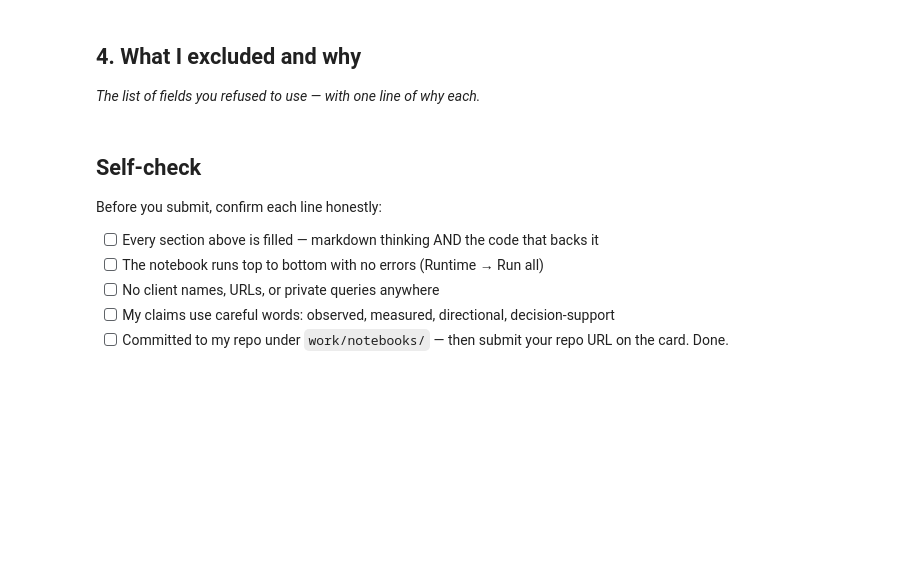
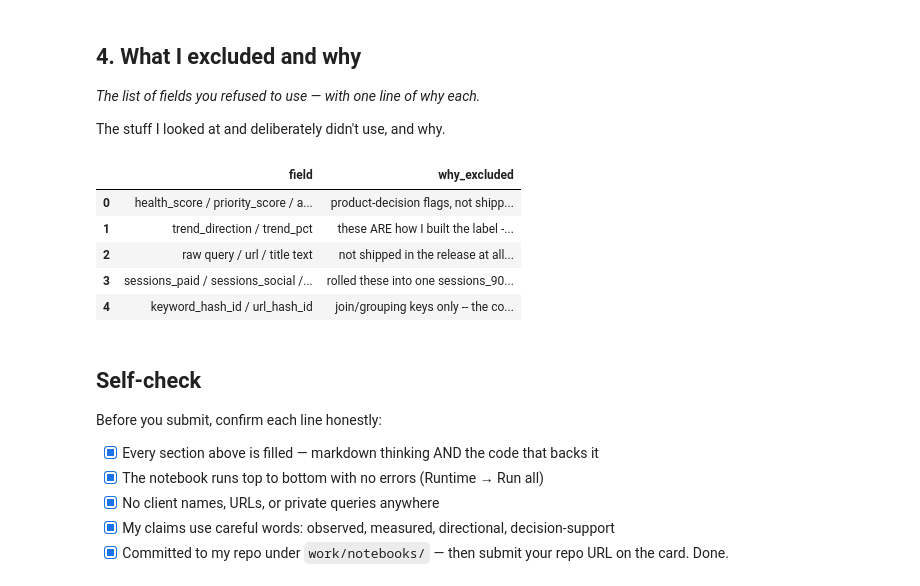
Before and after one commit to tushar-sharma001/Flyrank-Ml-Internship, a Jupyter notebook: work/notebooks/w03_feature_leakage_check.ipynb, the cells around one changed output. Saved outputs shown, nothing was run; the diff lists cells and outputs as text; code cells hidden in the pictures; blank space fills up the shorter version.

```diff
--- a/work/notebooks/w03_feature_leakage_check.ipynb
+++ b/work/notebooks/w03_feature_leakage_check.ipynb
@@ -31,3 +215,5 @@ This skeleton is yours to fill. Work the sections **in order** — each one has
 ## 4. What I excluded and why
 
 *The list of fields you refused to use — with one line of why each.*
+
+The stuff I looked at and deliberately didn't use, and why.
@@ -37,10 +220,26 @@ This skeleton is yours to fill. Work the sections **in order** — each one has
+# %%
+excluded = pd.DataFrame([
+    {"field": "health_score / priority_score / action_type", "why_excluded": "product-decision flags, not shipped in this dataset on purpose -- using them would mean copying FlyRank's existing rule instead of finding real signal"},
+    {"field": "trend_direction / trend_pct", "why_excluded": "these ARE how I built the label -- using them as a feature too would be training the model to predict its own ingredients"},
+    {"field": "raw query / url / title text", "why_excluded": "not shipped in the release at all -- scrambled before I ever see it, and I wouldn't use it even if I could (privacy)"},
+    {"field": "sessions_paid / sessions_social / sessions_ai individually", "why_excluded": "rolled these into one sessions_90d for now rather than treating 5 separate sparse columns as 5 separate features -- ai sessions especially are too sparse on their own per the lane guide's own warning (30K rows out of 78M)"},
+    {"field": "keyword_hash_id / url_hash_id", "why_excluded": "join/grouping keys only -- the codes themselves carry no real signal, using them as features would just be memorizing IDs"},
+])
+excluded
+# %% [output]
+|  | field | why_excluded |
+| 0 | health_score / priority_score / a... | product-decision flags, not shipp... |
+| 1 | trend_direction / trend_pct | these ARE how I built the label -... |
+| 2 | raw query / url / title text | not shipped in the release at all... |
+| 3 | sessions_paid / sessions_social /... | rolled these into one sessions_90... |
+| 4 | keyword_hash_id / url_hash_id | join/grouping keys only -- the co... |
 # %% [markdown]
 ## Self-check
 
 Before you submit, confirm each line honestly:
 
-- [ ] Every section above is filled — markdown thinking AND the code that backs it
-- [ ] The notebook runs top to bottom with no errors (Runtime → Run all)
-- [ ] No client names, URLs, or private queries anywhere
-- [ ] My claims use careful words: observed, measured, directional, decision-support
-- [ ] Committed to my repo under `work/notebooks/` — then submit your repo URL on the card. Done.
+- [x] Every section above is filled — markdown thinking AND the code that backs it
+- [x] The notebook runs top to bottom with no errors (Runtime → Run all)
+- [x] No client names, URLs, or private queries anywhere
+- [x] My claims use careful words: observed, measured, directional, decision-support
+- [x] Committed to my repo under `work/notebooks/` — then submit your repo URL on the card. Done.
```
Also changed, not shown: parts of 12 cells of this notebook.
